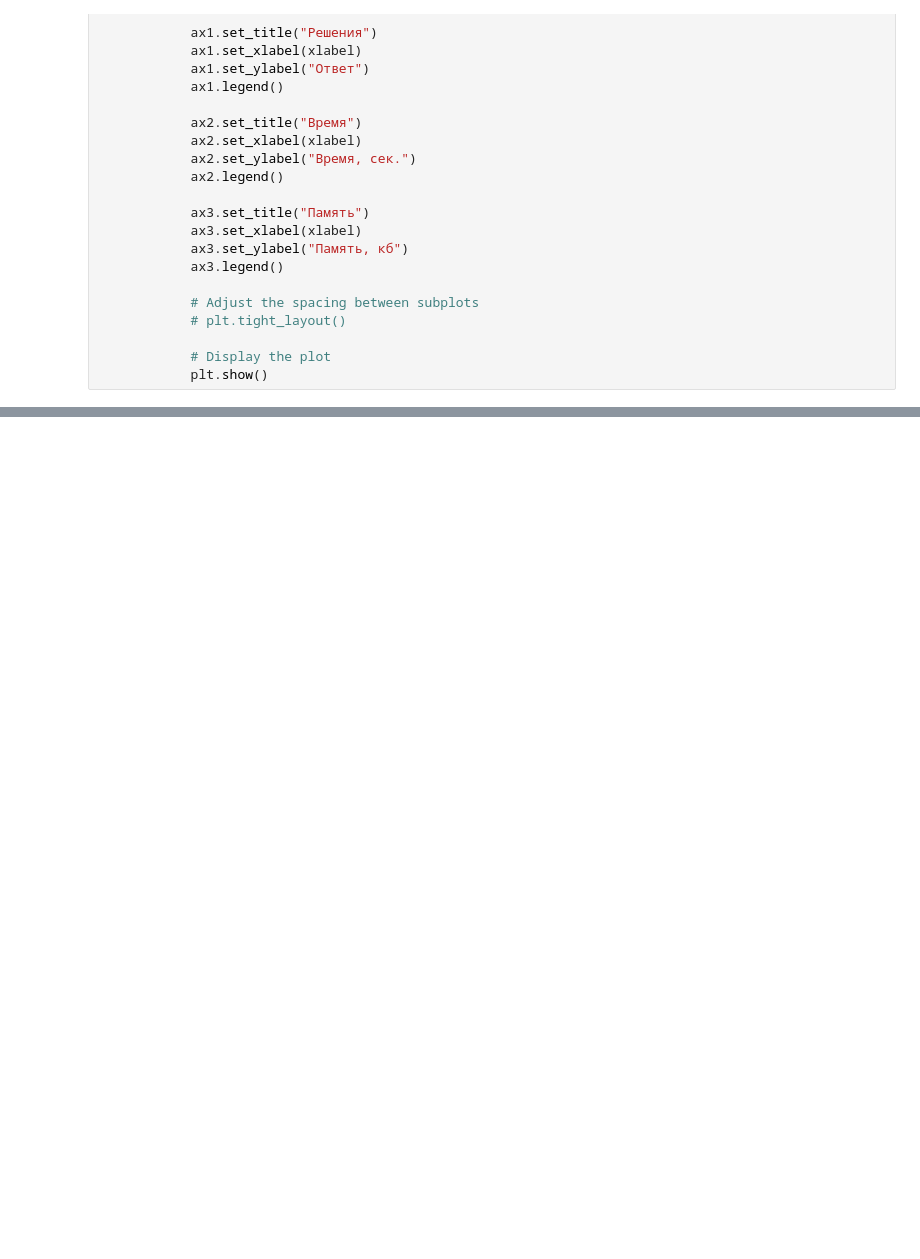
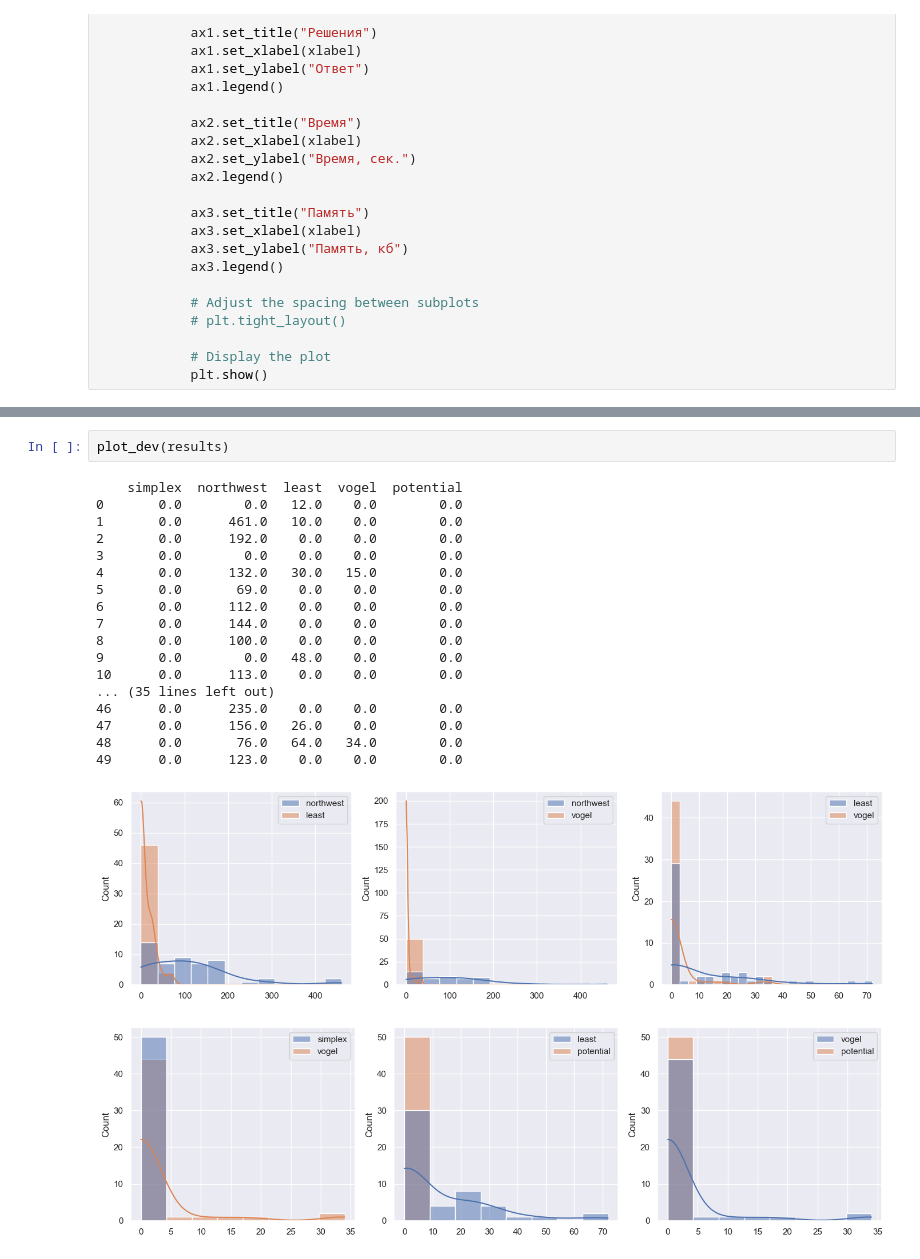
Before and after one commit to multifacs/transport-problem-new, a Jupyter notebook: plots.ipynb, the cells around one changed output, grey strips where cells are left out. Saved outputs shown, nothing was run; the diff lists cells and outputs as text; blank space fills up the shorter version.

```diff
--- a/plots.ipynb
+++ b/plots.ipynb
@@ -489,0 +524,22 @@ plot_all(x, results)
+# %%
+plot_dev(results)
+# %% [output]
+    simplex  northwest  least  vogel  potential
+0       0.0        0.0   12.0    0.0        0.0
+1       0.0      461.0   10.0    0.0        0.0
+2       0.0      192.0    0.0    0.0        0.0
+3       0.0        0.0    0.0    0.0        0.0
+4       0.0      132.0   30.0   15.0        0.0
+5       0.0       69.0    0.0    0.0        0.0
+6       0.0      112.0    0.0    0.0        0.0
+7       0.0      144.0    0.0    0.0        0.0
+8       0.0      100.0    0.0    0.0        0.0
+9       0.0        0.0   48.0    0.0        0.0
+10      0.0      113.0    0.0    0.0        0.0
+... (35 lines left out)
+46      0.0      235.0    0.0    0.0        0.0
+47      0.0      156.0   26.0    0.0        0.0
+48      0.0       76.0   64.0   34.0        0.0
+49      0.0      123.0    0.0    0.0        0.0
+[figure, added]
+[figure, added]
```
Also changed, not shown: parts of 19 cells of this notebook.
